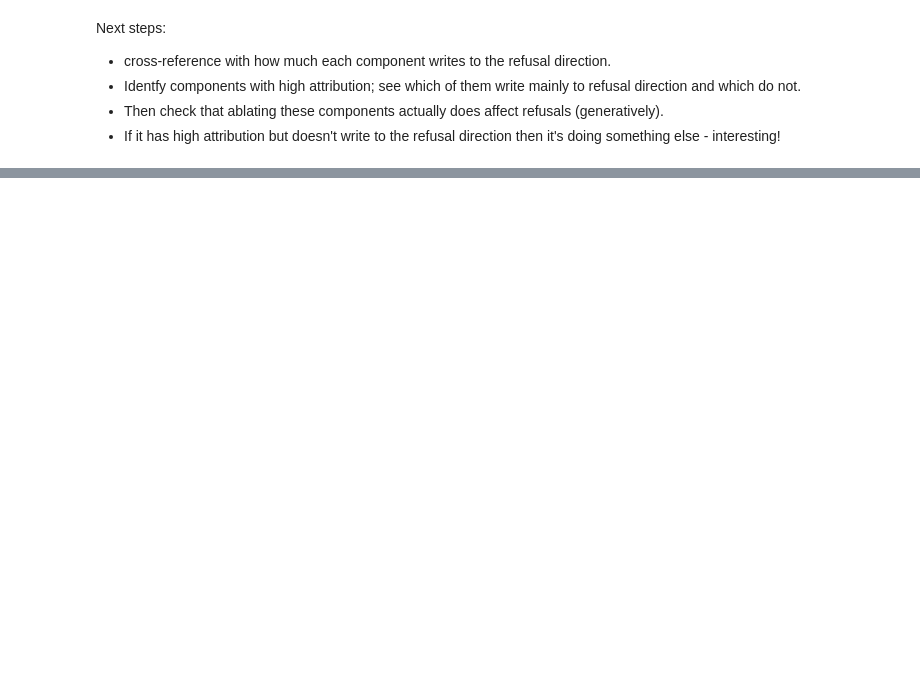
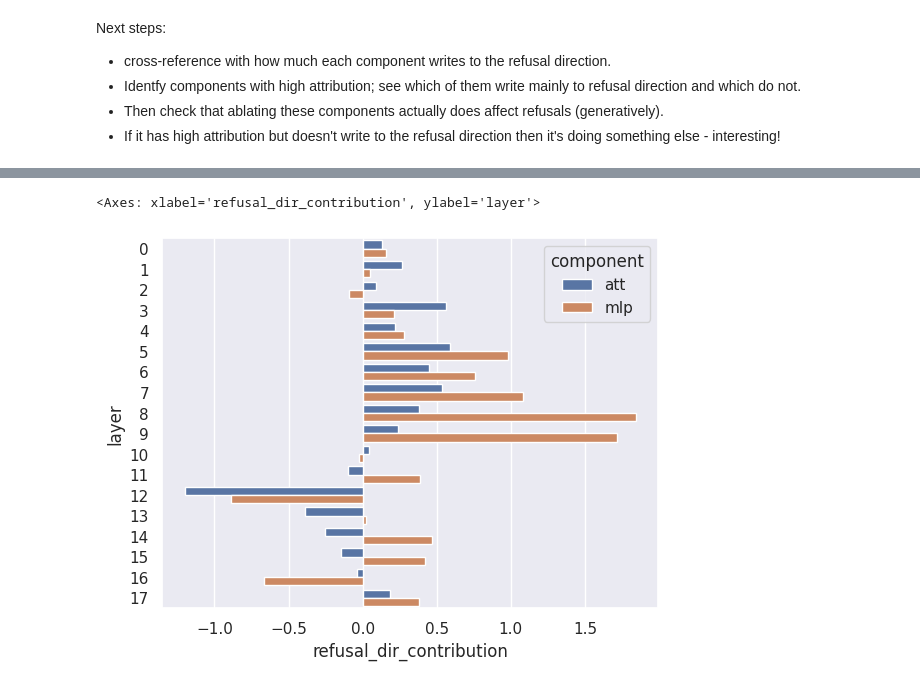
Before and after one commit to dtch1997/gemma-refusal-circuit, a Jupyter notebook: gemma_refusal_circuit/demo_2.ipynb, the cells around one changed output, grey strips where cells are left out. Drawn from its saved outputs; the diff is of its cells as text; code cells hidden in the pictures; blank space fills up the shorter version.

```diff
--- a/gemma_refusal_circuit/demo_2.ipynb
+++ b/gemma_refusal_circuit/demo_2.ipynb
@@ -579,3 +585,34 @@ Next steps:
 - Identfy components with high attribution; see which of them write mainly to refusal direction and which do not.
 - Then check that ablating these components actually does affect refusals (generatively).
 - If it has high attribution but doesn't write to the refusal direction then it's doing something else - interesting!
+# %%
+def get_refusal_dir_contribution(
+    layer: int,
+    component: str,
+):
+    hook_name = get_hook_name(layer, component)
+    clean_act = harmful_cache[hook_name]
+    corrupt_act = harmless_cache[hook_name]
+
+    refusal_contribution = einops.einsum(
+        refusal_dir,
+        clean_act - corrupt_act,
+        "d_model, batch seq d_model -> batch seq",
+    )
+    return refusal_contribution[:, DEFAULT_POS].mean()
+
+rows = []
+for layer in range(model.cfg.n_layers):
+    for component in ['att', 'mlp']:
+        attr = get_refusal_dir_contribution(layer, component)
+        print(f"Layer {layer}, {component}: {attr.item()}")
+
+        rows.append({
+            'layer': layer,
+            'component': component,
+            'hook_name': get_hook_name(layer, component),
+            'refusal_dir_contribution': attr.item()
+        })
+
+refusal_contrib_df = pd.DataFrame(rows)
+refusal_contrib_df
@@ -581,0 +654,8 @@ Next steps:
+# %%
+# Plot
+sns.set_theme()
+
+sns.barplot(data=refusal_contrib_df, y='layer', x='refusal_dir_contribution', hue='component', orient = 'h')
+# %% [output]
+<Axes: xlabel='refusal_dir_contribution', ylabel='layer'>
+[figure, added]
```
Also changed, not shown: parts of 11 cells of this notebook, 4 other files.
